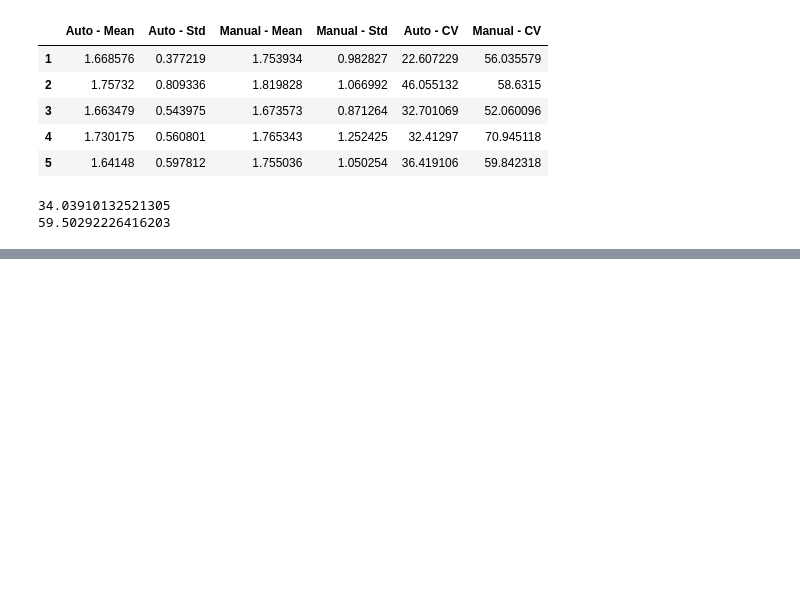
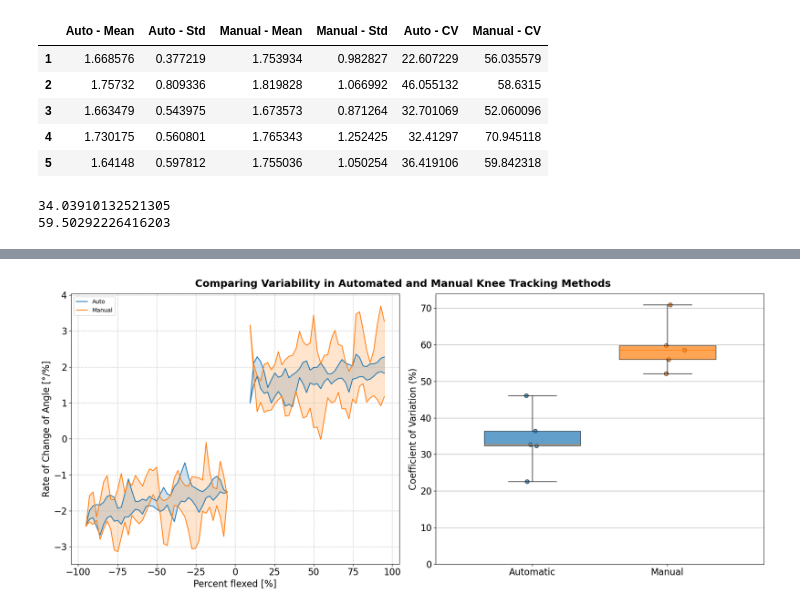
Before and after one commit to nepalaayush/thesis_new, a Jupyter notebook: manuscript/master_df_inverted.ipynb, the cells around one changed output, grey strips where cells are left out. Saved outputs shown, nothing was run; the diff lists cells and outputs as text; code cells hidden in the pictures; blank space fills up the shorter version.

```diff
--- a/manuscript/master_df_inverted.ipynb
+++ b/manuscript/master_df_inverted.ipynb
@@ -409,0 +557,85 @@ Bar chart has been saved as 'cv_comparison_chart.svg'
+# %%
+import numpy as np
+import pandas as pd
+import matplotlib.pyplot as plt
+
+# Other function definitions remain the same
+
+def plot_data(ax, x, mean, std, color, label):
+    ax.plot(x, mean + std, color=color, label=label)
+    ax.plot(x, mean - std, color=color)
+    ax.fill_between(x, mean - std, mean + std, color=color, alpha=0.2)
+
+# Set up the figure with two subplots
+fig, (ax1, ax2) = plt.subplots(1, 2, figsize=(18, 8))
+plt.subplots_adjust(wspace=0.3)
+
+# First subplot: Rate of Change of Angle vs. Percent Flexed
+datasets = [1, 2, 3, 4, 5]
+conditions = ['Auto', 'Manual']
+data = {con: {side: [] for side in ['left', 'right']} for con in conditions}
+
+for ds in datasets:
+    for con in conditions:
+        df_subset = df[(df['Dataset'] == ds) & (df['Condition'] == con)]
+
+        for is_left in [True, False]:
+            x, y = process_dataset(df_subset, is_left, ds, con)
+            side = 'left' if is_left else 'right'
+            data[con][side].append((x, y))
+
+x_range_left = np.linspace(-95, -5, 41)
+x_range_right = np.linspace(5, 95, 41)
+
+for con, color in zip(conditions, ['#1f77b4', '#ff7f0e']):  # Use the same colors as the box plot
+    for side, x_range in zip(['left', 'right'], [x_range_left, x_range_right]):
+        x, mean, std = process_data(data[con][side], x_range)
+        plot_data(ax1, x, mean, std, color, con if side == 'left' else None)
+
+ax1.set_xlabel('Percent flexed [%]')
+ax1.set_ylabel('Rate of Change of Angle [°/%]')
+#ax1.set_title('Rate of Change of Angle vs. Percent Flexed')
+ax1.legend()
+ax1.grid(True, linestyle='--', alpha=0.7)
+
+# Second subplot: Box plot of Coefficient of Variation
+automatic_cv = [22.607229, 46.055132, 32.701069, 32.41297, 36.419106]
+manual_cv = [56.035579, 58.6315, 52.060096, 70.945118, 59.842318]
+
+positions = [1, 1.7]
+box_plot = ax2.boxplot([automatic_cv, manual_cv], positions=positions, widths=0.5,
+                       patch_artist=True, showfliers=False, whis=[0,100])
+
+colors = ['#1f77b4', '#ff7f0e']  # Blue for automatic, orange for manual
+for patch, color in zip(box_plot['boxes'], colors):
+    patch.set_facecolor(color)
+    patch.set_alpha(0.7)
+
+for i, dataset in enumerate([automatic_cv, manual_cv]):
+    x = np.random.normal(positions[i], 0.04, len(dataset))
+    ax2.scatter(x, dataset, alpha=0.7, c=colors[i], edgecolor='black', s=50)
+
+ax2.set_xticks(positions)
+ax2.set_xticklabels(['Automatic', 'Manual'])
+ax2.set_ylabel('Coefficient of Variation (%)')
+ax2.set_ylim(0, max(max(automatic_cv), max(manual_cv)) + 3)
+ax2.set_xlim(0.5, 2.2)
+ax2.yaxis.grid(True)
+
+# Ensure consistent font sizes and styles
+for ax in [ax1, ax2]:
+    ax.tick_params(axis='both', which='major', labelsize=16)
+    ax.xaxis.label.set_fontsize(16)
+    ax.yaxis.label.set_fontsize(16)
+    ax.title.set_fontsize(14)
+
+# Add a single super title for the entire figure
+fig.suptitle('Comparing Variability in Automated and Manual Knee Tracking Methods',
+             fontsize=18, fontweight='bold', y=0.97)
+
+# Adjust layout and save as SVG
+plt.tight_layout()
+plt.savefig('angular_vel_and_cv.svg', dpi=300, format='svg', bbox_inches='tight')
+plt.show()
+# %% [output]
+[figure, added]
```
Also changed, not shown: parts of 7 cells of this notebook, 12 other files.
